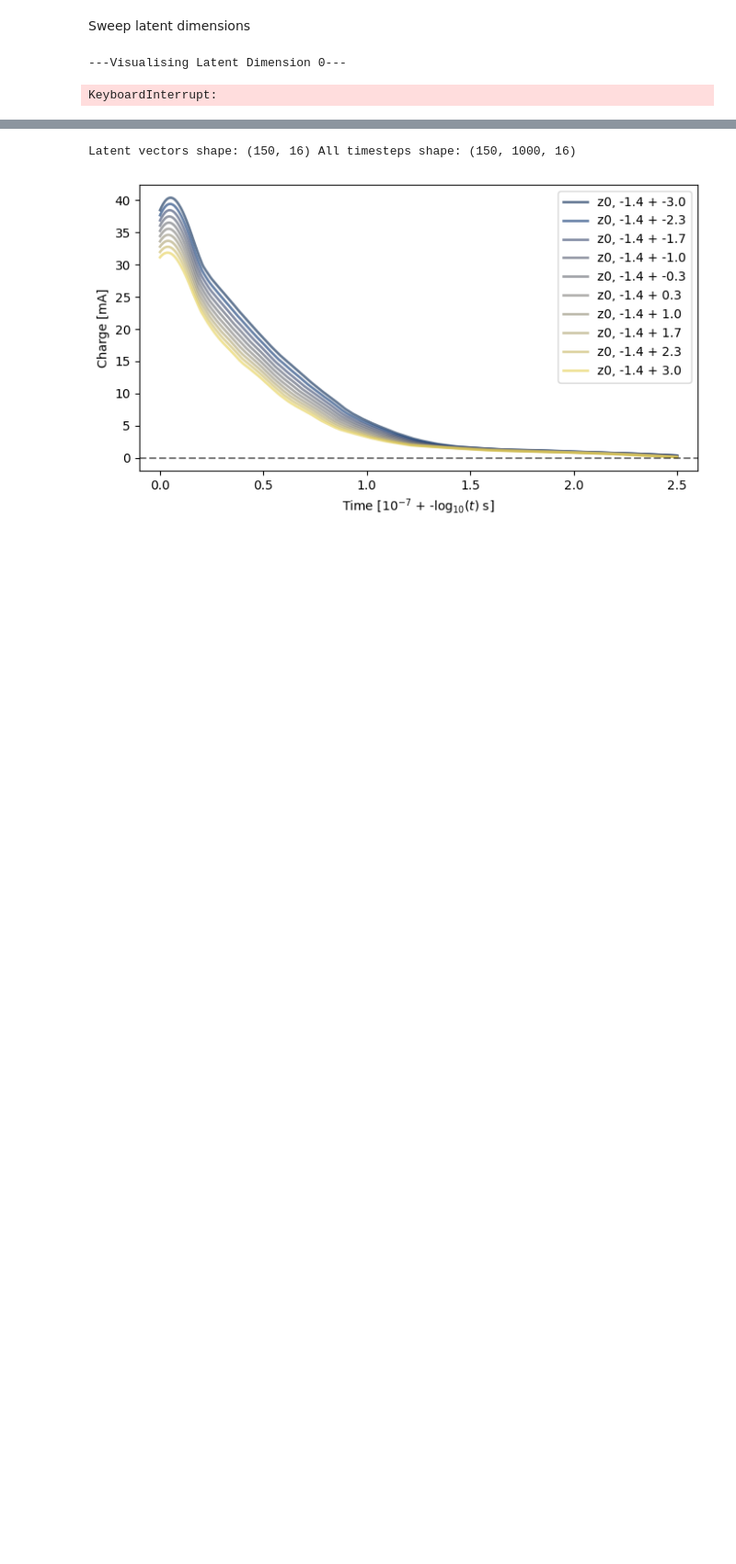
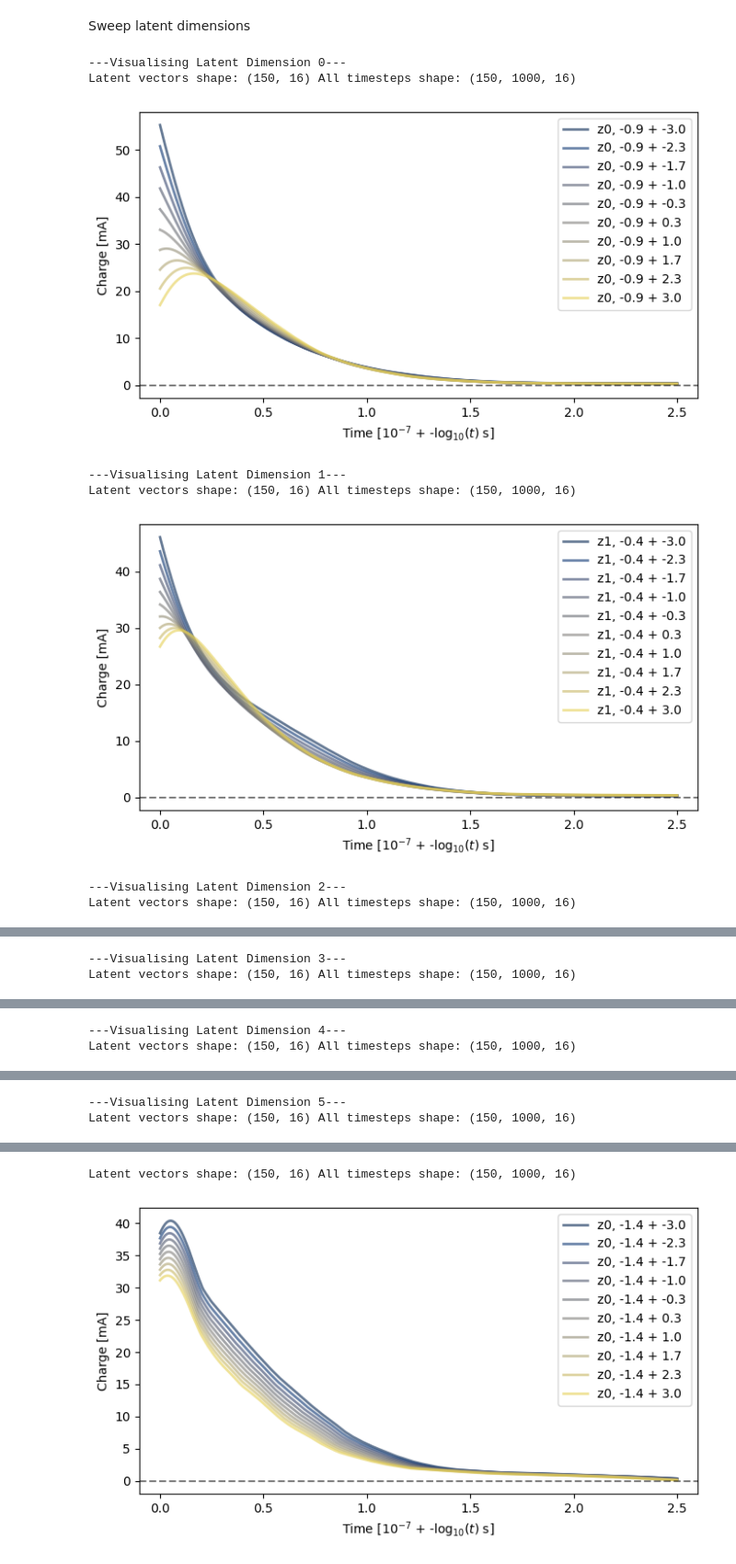
Before and after one commit to rayyyd/ML_charge_modeling, a Jupyter notebook: parameter_tuning/interpretability.ipynb, the cells around one changed output, grey strips where cells are left out. Shown at 92% size. Cells and saved outputs as stored; diff of their text form; code cells hidden in the pictures; blank space fills up the shorter version.

```diff
--- a/parameter_tuning/interpretability.ipynb
+++ b/parameter_tuning/interpretability.ipynb
@@ -153,7 +161,13 @@ Sweep latent dimensions
 # %%
 for dim_idx in range(model_params['latent_dim']):
     print(f"---Visualising Latent Dimension {dim_idx}---")
-    visualisation.sweep_latent_adaptive(parameters.model_params, parameters.dataset, dim_idx, save=False, show=True)
+    ipynb_utils.sweep_latent_adaptive(parameters.model_params, parameters.dataset, dim_idx, latent, all, save=False, show=True)
 # %% [output]
 ---Visualising Latent Dimension 0---
+Latent vectors shape: (150, 16) All timesteps shape: (150, 1000, 16)
+[figure, added]
-KeyboardInterrupt:
+---Visualising Latent Dimension 1---
+Latent vectors shape: (150, 16) All timesteps shape: (150, 1000, 16)
+[figure, added]
+---Visualising Latent Dimension 2---
+Latent vectors shape: (150, 16) All timesteps shape: (150, 1000, 16)
@@ -159,0 +175,2 @@ KeyboardInterrupt:
+---Visualising Latent Dimension 3---
+Latent vectors shape: (150, 16) All timesteps shape: (150, 1000, 16)
@@ -159,0 +178,2 @@ KeyboardInterrupt:
+---Visualising Latent Dimension 4---
+Latent vectors shape: (150, 16) All timesteps shape: (150, 1000, 16)
@@ -159,0 +181,2 @@ KeyboardInterrupt:
+---Visualising Latent Dimension 5---
+Latent vectors shape: (150, 16) All timesteps shape: (150, 1000, 16)
```
Also changed, not shown: parts of 11 cells of this notebook, 5 other files.
